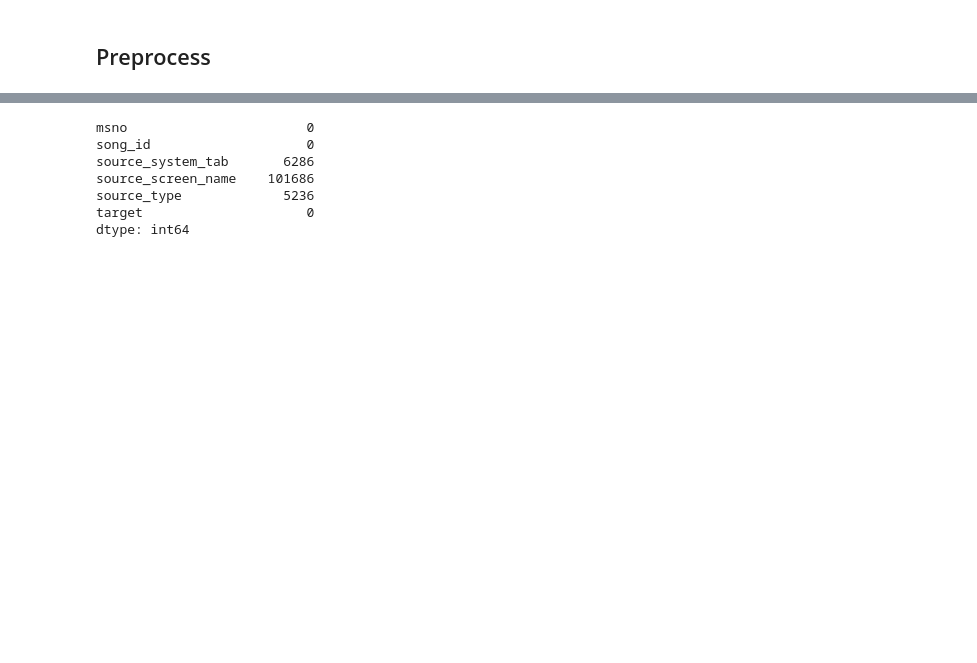
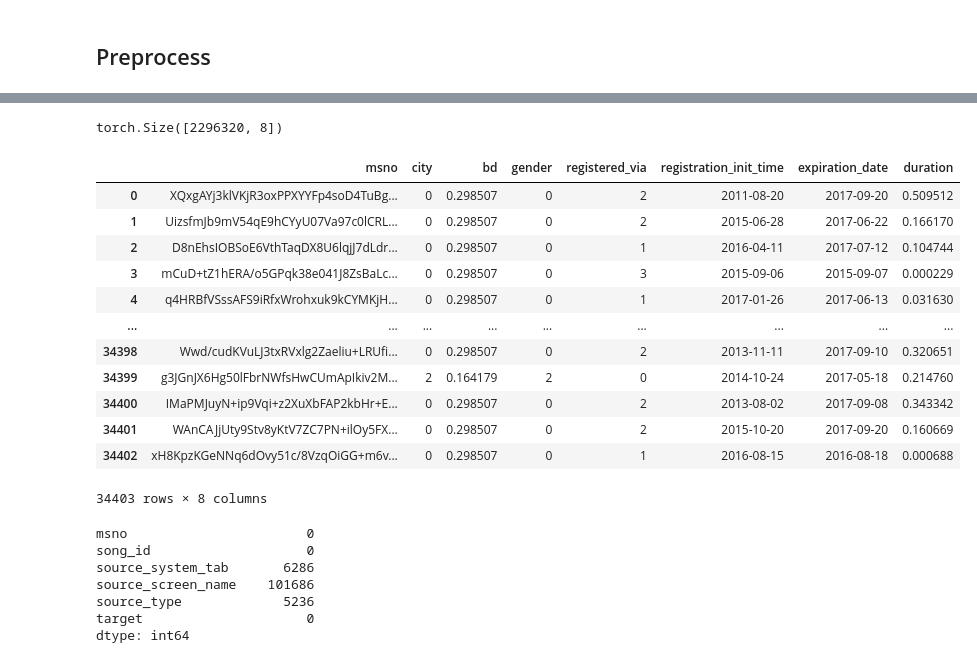
Before and after one commit to Junxiao-Zhao/KKBox_Music_Recommendation_System, a Jupyter notebook: notebooks/DeepFM.ipynb, the cells around one changed output, grey strips where cells are left out. Drawn from its saved outputs; the diff is of its cells as text; code cells hidden in the pictures; blank space fills up the shorter version.

Commit message:
DeepCTR Preprocessor

```diff
--- a/notebooks/DeepFM.ipynb
+++ b/notebooks/DeepFM.ipynb
@@ -24,5 +24,8 @@ from src import preprocess_members, preprocess_train, preprocess_songs, padding_
 ## Preprocess
 # %%
 train_df = pd.read_csv('../data/sampled_train.csv')
+test_df = pd.read_csv('../data/pseudo_test.csv')
+real_train_df = pd.read_csv('../data/train.csv')
+real_test_df = pd.read_csv('../data/test.csv')
 songs_df = pd.read_csv('../data/songs.csv')
 members_df = pd.read_csv('../data/members.csv')
@@ -28,0 +185,4 @@ members_df = pd.read_csv('../data/members.csv')
+# %%
+pp = Preprocesser()
+# %%
+pp.fit_train_test(pd.concat([real_train_df, real_test_df]))
@@ -29,3 +257,24 @@ members_df = pd.read_csv('../data/members.csv')
+# %%
+pp.padding_genre(songs_df['genre_ids']).shape
+# %% [output]
+torch.Size([2296320, 8])
+# %%
+pp.preprocess_members(members_df)
+members_df
+# %% [output]
+|  | msno | city | bd | gender | registered_via | registration_init_time | expiration_date | duration |
+| 0 | XQxgAYj3klVKjR3oxPPXYYFp4soD4TuBg... | 0 | 0.298507 | 0 | 2 | 2011-08-20 | 2017-09-20 | 0.509512 |
+| 1 | UizsfmJb9mV54qE9hCYyU07Va97c0lCRL... | 0 | 0.298507 | 0 | 2 | 2015-06-28 | 2017-06-22 | 0.166170 |
+| 2 | D8nEhsIOBSoE6VthTaqDX8U6lqjJ7dLdr... | 0 | 0.298507 | 0 | 1 | 2016-04-11 | 2017-07-12 | 0.104744 |
+| 3 | mCuD+tZ1hERA/o5GPqk38e041J8ZsBaLc... | 0 | 0.298507 | 0 | 3 | 2015-09-06 | 2015-09-07 | 0.000229 |
+| 4 | q4HRBfVSssAFS9iRfxWrohxuk9kCYMKjH... | 0 | 0.298507 | 0 | 1 | 2017-01-26 | 2017-06-13 | 0.031630 |
+| ... | ... | ... | ... | ... | ... | ... | ... | ... |
+| 34398 | Wwd/cudKVuLJ3txRVxlg2Zaeliu+LRUfi... | 0 | 0.298507 | 0 | 2 | 2013-11-11 | 2017-09-10 | 0.320651 |
+| 34399 | g3JGnJX6Hg50lFbrNWfsHwCUmApIkiv2M... | 2 | 0.164179 | 2 | 0 | 2014-10-24 | 2017-05-18 | 0.214760 |
+| 34400 | IMaPMJuyN+ip9Vqi+z2XuXbFAP2kbHr+E... | 0 | 0.298507 | 0 | 2 | 2013-08-02 | 2017-09-08 | 0.343342 |
+| 34401 | WAnCAJjUty9Stv8yKtV7ZC7PN+ilOy5FX... | 0 | 0.298507 | 0 | 2 | 2015-10-20 | 2017-09-20 | 0.160669 |
+| 34402 | xH8KpzKGeNNq6dOvy51c/8VzqOiGG+m6v... | 0 | 0.298507 | 0 | 1 | 2016-08-15 | 2016-08-18 | 0.000688 |
+34403 rows × 8 columns
 # %%
 train_df.isna().sum()
 # %% [output]
```
Also changed, not shown: parts of 5 cells of this notebook, 1 other file.
